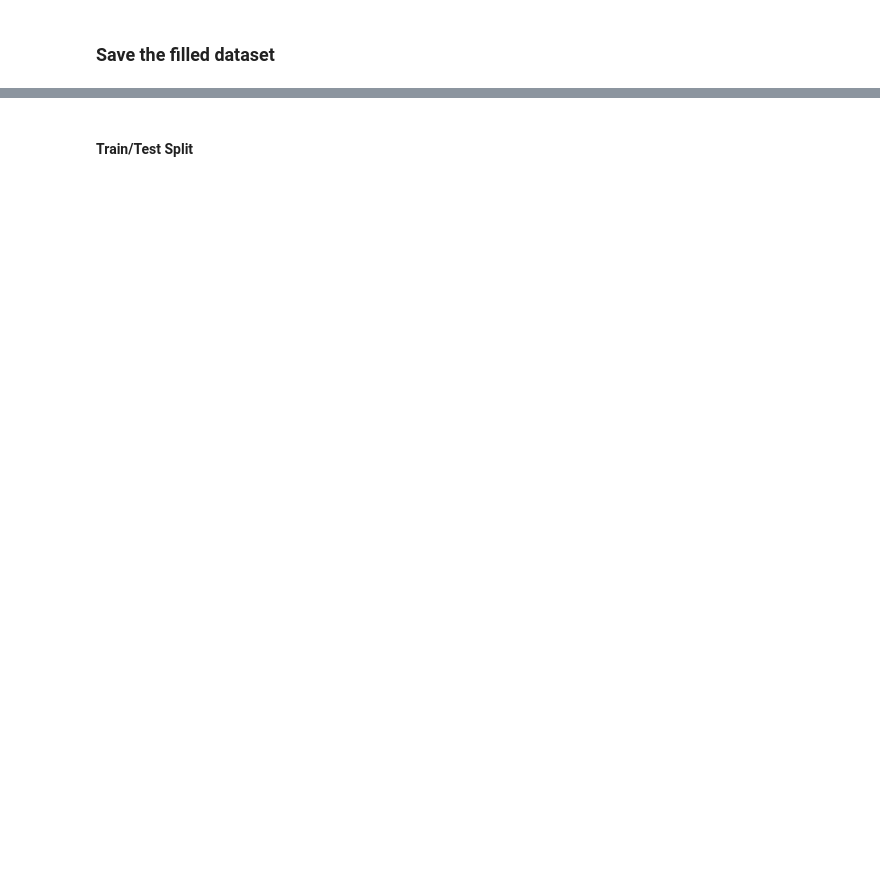
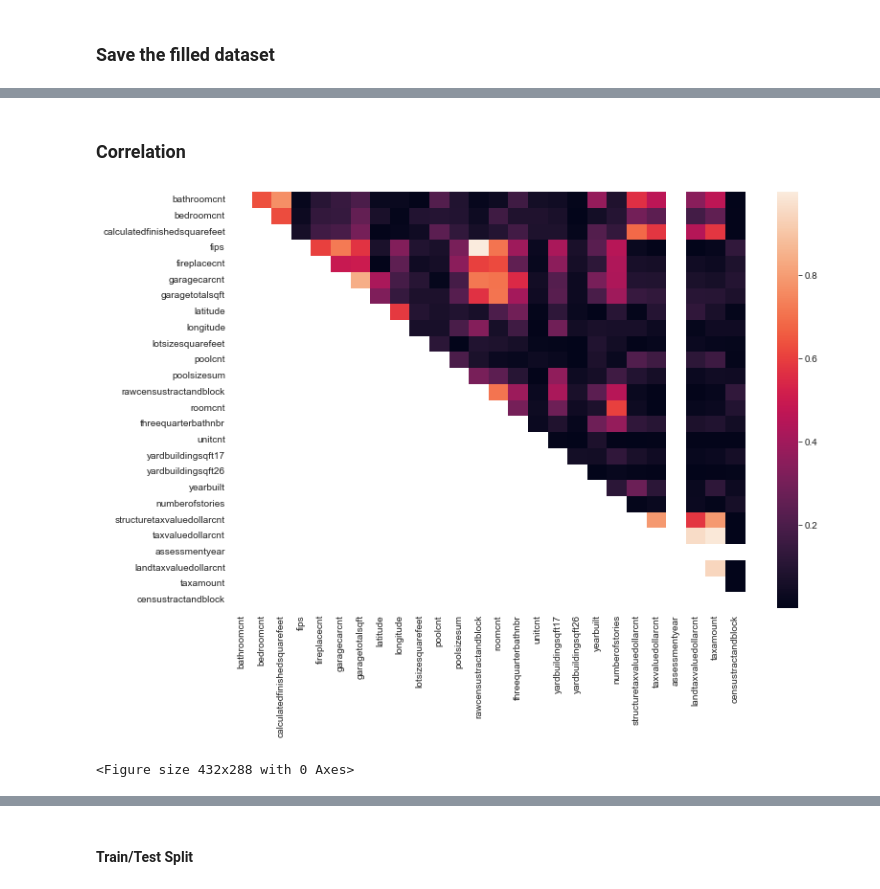
Before and after one commit to RuieX/Data-and-Web-Mining-project, a Jupyter notebook: project/src/notebooks/feature_engineering.ipynb, the cells around one changed output, grey strips where cells are left out. Saved outputs shown, nothing was run; the diff lists cells and outputs as text; code cells hidden in the pictures; blank space fills up the shorter version.

```diff
--- a/project/src/notebooks/feature_engineering.ipynb
+++ b/project/src/notebooks/feature_engineering.ipynb
@@ -648,0 +666,7 @@ X_2.to_csv('../data/filled_properties_2017.csv', index=False)
+# %% [markdown]
+### Correlation
+# %%
+viz.plot_correlation(X_2,num_vars_name)
+# %% [output]
+[figure, added]
+<Figure size 432x288 with 0 Axes>
```
Also changed, not shown: parts of 18 cells of this notebook, 1 other file.
